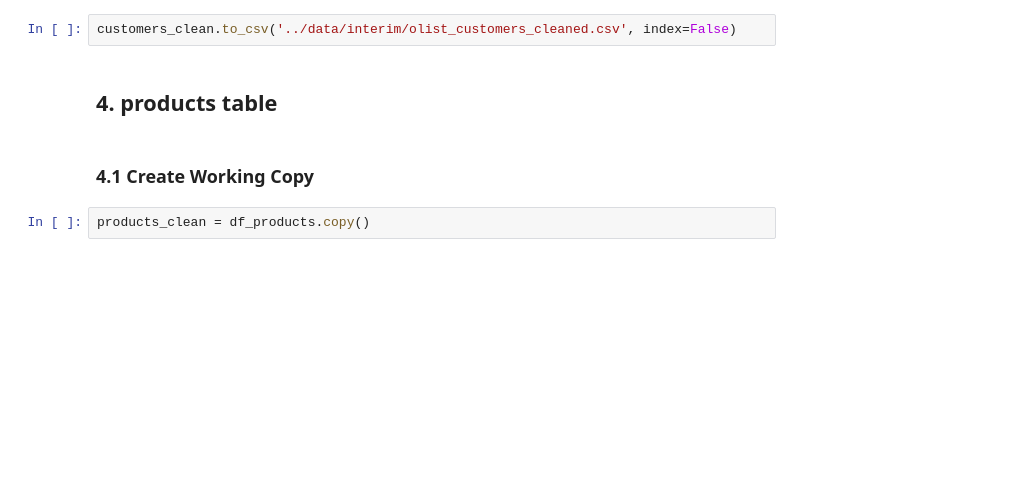
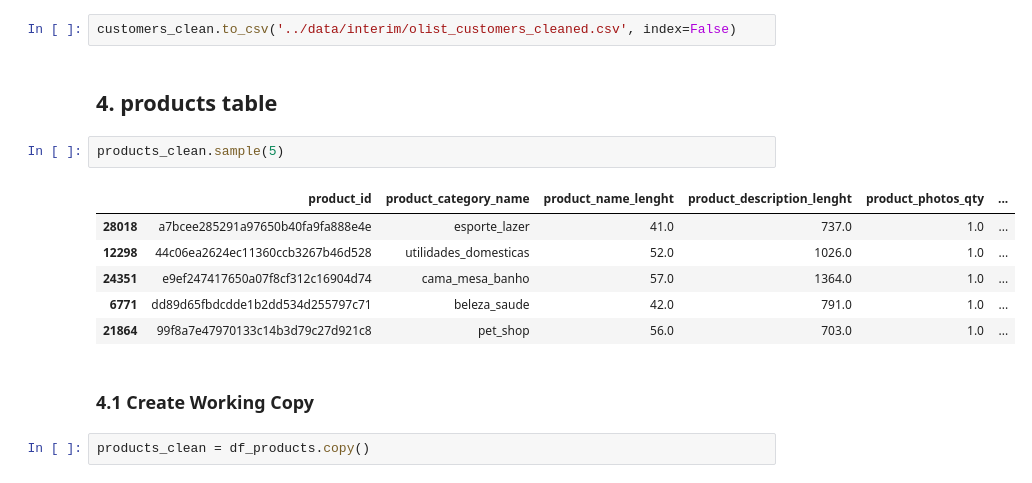
Before and after one commit to AminrezaAman/brazilian-ecommerce-analytics, a Jupyter notebook: notebooks/02_Data_Preparation.ipynb, the cells around one changed output. Cells and saved outputs as stored; diff of their text form; blank space fills up the shorter version.

```diff
--- a/notebooks/02_Data_Preparation.ipynb
+++ b/notebooks/02_Data_Preparation.ipynb
@@ -366,6 +366,15 @@ Name: count, dtype: int64
 customers_clean.to_csv('../data/interim/olist_customers_cleaned.csv', index=False)
 # %% [markdown]
 ## 4. products table
+# %%
+products_clean.sample(5)
+# %% [output]
+|  | product_id | product_category_name | product_name_lenght | product_description_lenght | product_photos_qty | ... |
+| 28018 | a7bcee285291a97650b40fa9fa888e4e | esporte_lazer | 41.0 | 737.0 | 1.0 | ... |
+| 12298 | 44c06ea2624ec11360ccb3267b46d528 | utilidades_domesticas | 52.0 | 1026.0 | 1.0 | ... |
+| 24351 | e9ef247417650a07f8cf312c16904d74 | cama_mesa_banho | 57.0 | 1364.0 | 1.0 | ... |
+| 6771 | dd89d65fbdcdde1b2dd534d255797c71 | beleza_saude | 42.0 | 791.0 | 1.0 | ... |
+| 21864 | 99f8a7e47970133c14b3d79c27d921c8 | pet_shop | 56.0 | 703.0 | 1.0 | ... |
 # %% [markdown]
 ### 4.1 Create Working Copy
 # %%
```
Also changed, not shown: parts of 3 cells of this notebook, 1 other file.
